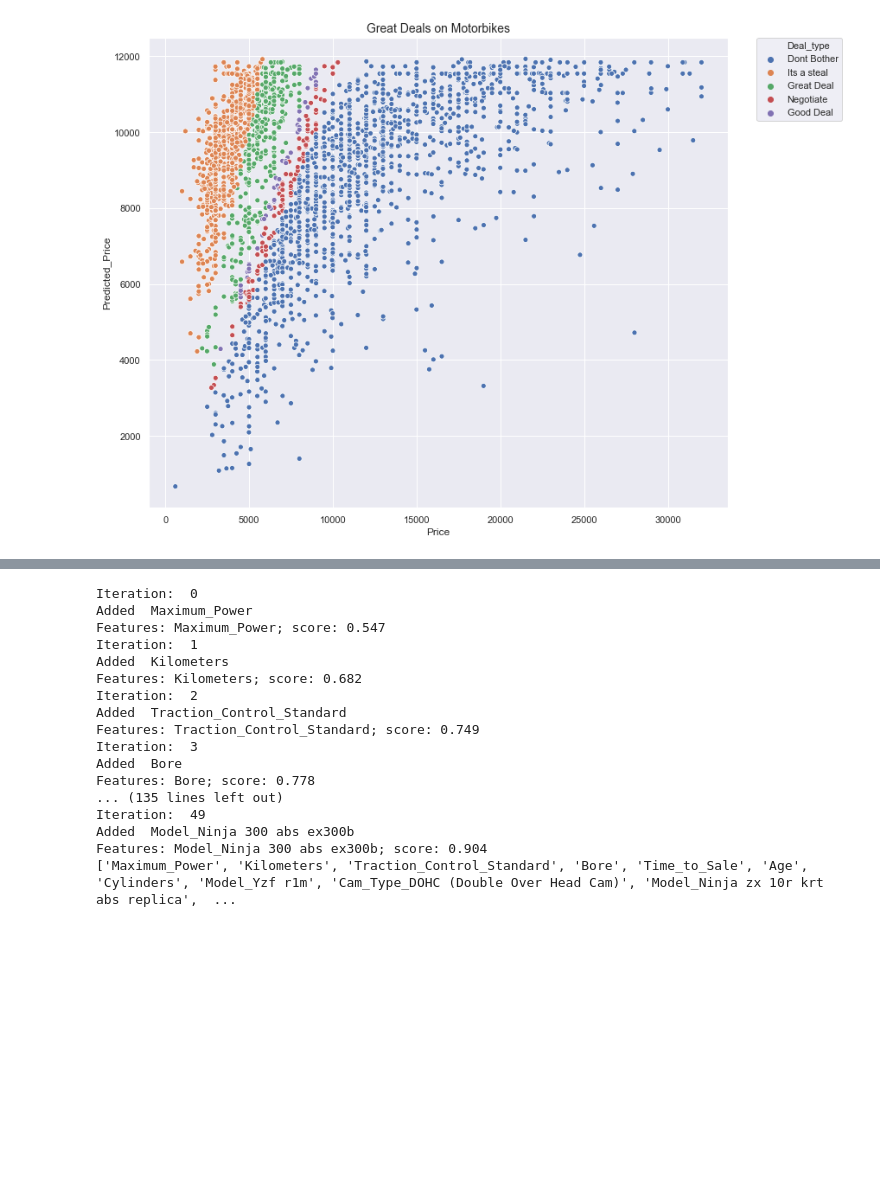
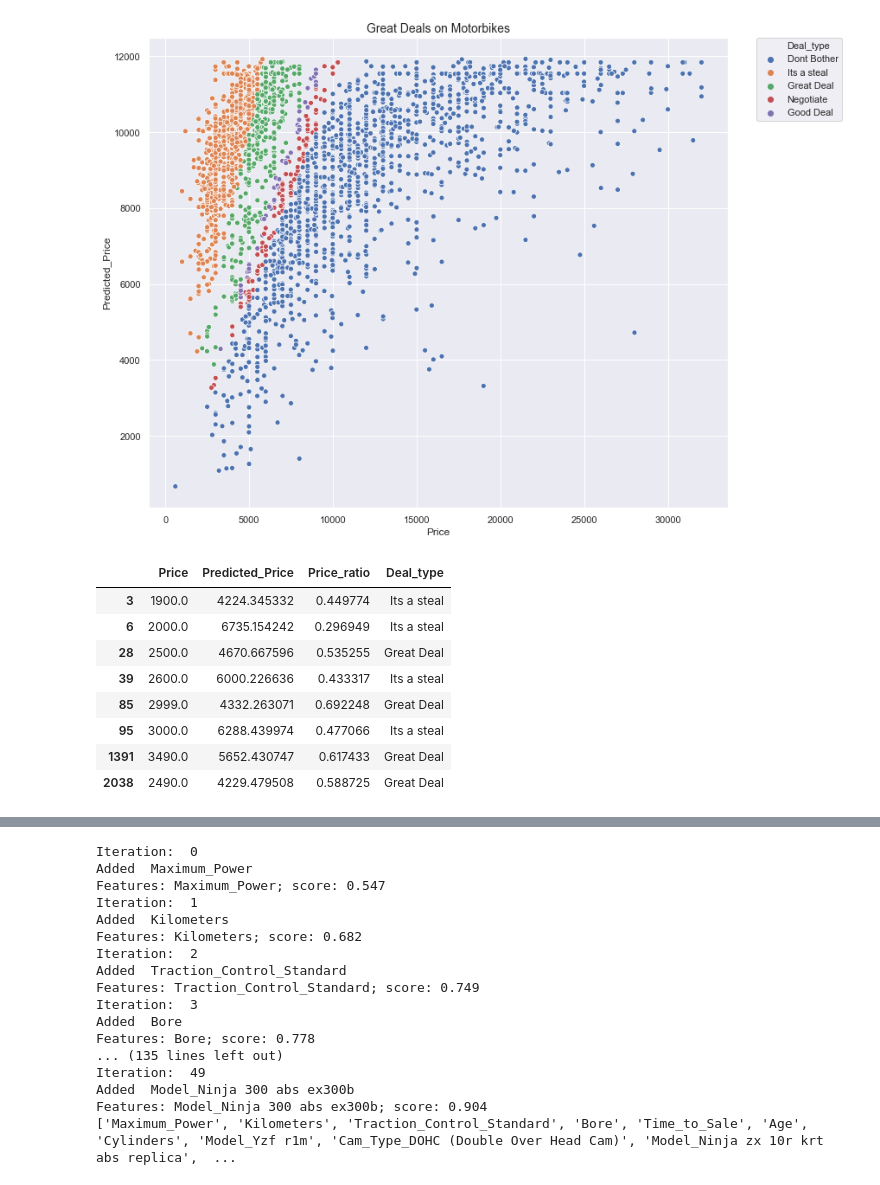
Before and after one commit to beaubellamy/BikeSales, a Jupyter notebook: BikeSales Class modelling.ipynb, the cells around one changed output, grey strips where cells are left out. Saved outputs shown, nothing was run; the diff lists cells and outputs as text; code cells hidden in the pictures; blank space fills up the shorter version.

```diff
--- a/BikeSales Class modelling.ipynb
+++ b/BikeSales Class modelling.ipynb
@@ -41,7 +41,7 @@ class bikeSales:
     file = 'clean_sport2.csv'
     df = None
     scaled_df = None
-    model = {'Model': None,
+    model = {'Mode': None,
              'Features': [],
              'Score': 0}
 
@@ -143,7 +143,6 @@ class bikeSales:
 
     def feature_selection(self, features):
         ## Use Forward Feature Selection to pick a good model
-
         target = 'Price'
         #features = list(set(self.df.columns) - set([target]))
         X = self.df[features]
@@ -176,7 +175,7 @@ class bikeSales:
                 # number of predictors in this model
                 k = len(included + [new_column]) + 1
                 # calculate the adjusted R^2
-                adjusted_r = self.adjusted_r2(r2,n,k)
+                adjusted_r = adjusted_r2(r2,n,k)
 
 
                 # if model improves
@@ -360,4 +289,16 @@ sport.deal_type()
 sport.plot_deals(x='Price',y='Predicted_Price',hue='Deal_type',title='Great Deals on Motorbikes')
 # %% [output]
 [figure]
+# %%
+sport.df[['Price','Predicted_Price','Price_ratio','Deal_type']][sport_df['Price_ratio'] < 0].head(10)
+# %% [output]
+|  | Price | Predicted_Price | Price_ratio | Deal_type |
+| 3 | 1900.0 | 4224.345332 | 0.449774 | Its a steal |
+| 6 | 2000.0 | 6735.154242 | 0.296949 | Its a steal |
+| 28 | 2500.0 | 4670.667596 | 0.535255 | Great Deal |
+| 39 | 2600.0 | 6000.226636 | 0.433317 | Its a steal |
+| 85 | 2999.0 | 4332.263071 | 0.692248 | Great Deal |
+| 95 | 3000.0 | 6288.439974 | 0.477066 | Its a steal |
+| 1391 | 3490.0 | 5652.430747 | 0.617433 | Great Deal |
+| 2038 | 2490.0 | 4229.479508 | 0.588725 | Great Deal |
 # %%
```
Also changed, not shown: parts of 15 cells of this notebook, 5 other files.
